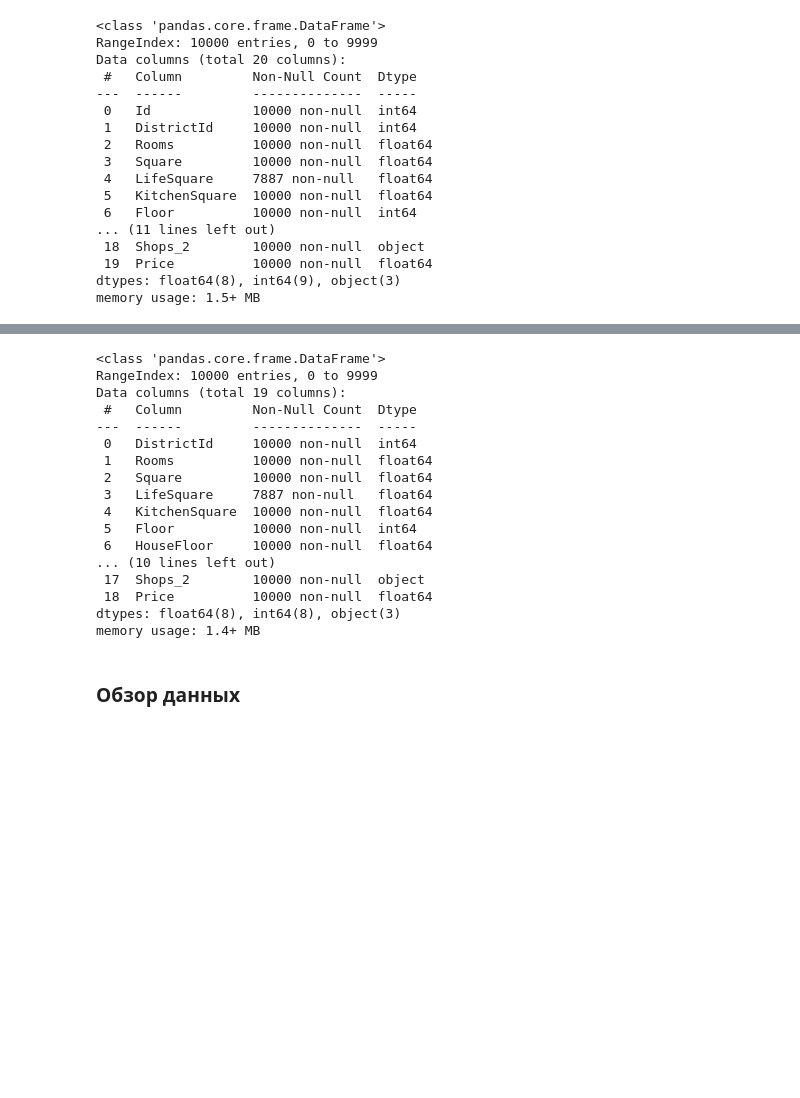
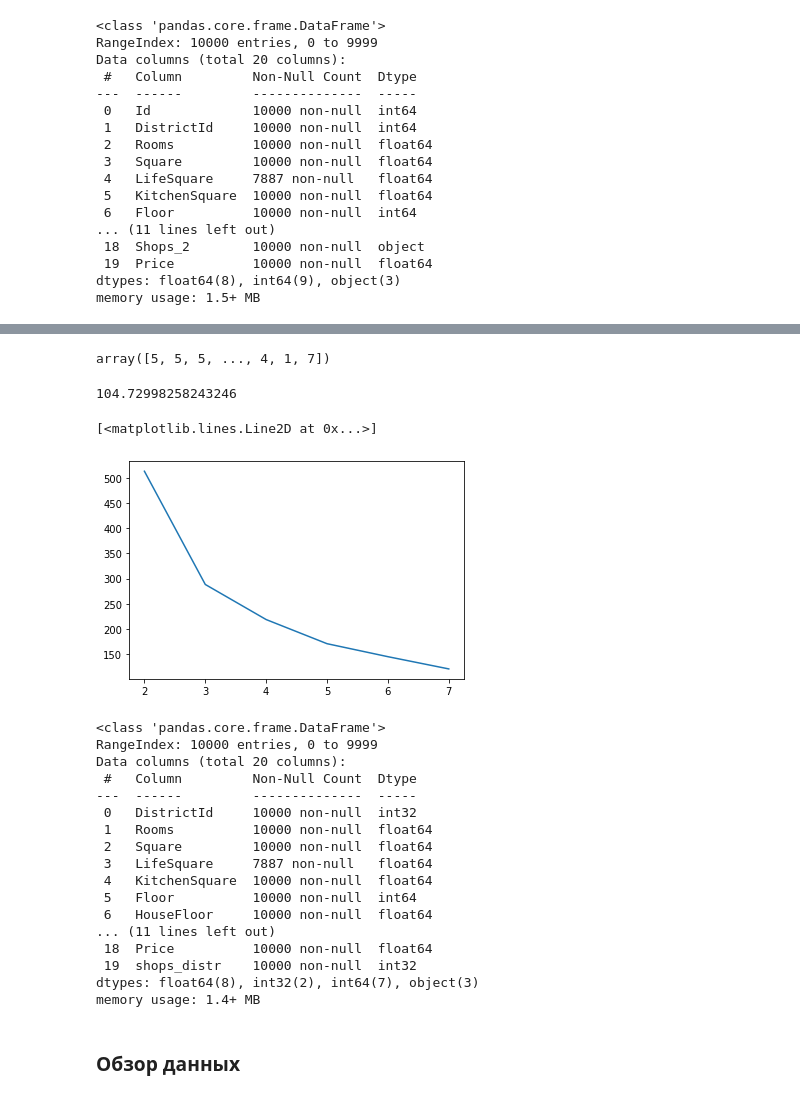
Before and after one commit to kotvmeshk/hometask, a Jupyter notebook: Hometask_lib/fin_project.ipynb, the cells around one changed output, grey strips where cells are left out. Saved outputs shown, nothing was run; the diff lists cells and outputs as text; code cells hidden in the pictures; blank space fills up the shorter version.

```diff
--- a/Hometask_lib/fin_project.ipynb
+++ b/Hometask_lib/fin_project.ipynb
@@ -58,10 +55,3 @@ Data columns (total 20 columns):
  19  Price          10000 non-null  float64
 dtypes: float64(8), int64(9), object(3)
 memory usage: 1.5+ MB
-# %%
-train_df.DistrictID = train_df.DistrictId.tolist()
-train_df.Shops_2 = train_df.Shops_2.tolist()
-train_df.Ecology_3 = train_df.Ecology_3.tolist()
-train_df.Ecology_2 = train_df.Ecology_2.tolist()
-train_df = train_df.drop('Id',axis=1)
-# train_df.DistrictID = train_df.DistrictId.float()
@@ -67,0 +113,30 @@ train_df = train_df.drop('Id',axis=1)
+# %%
+from sklearn.cluster import KMeans
+model = KMeans(n_clusters =8, random_state = 100)
+from sklearn.preprocessing import MinMaxScaler
+scaler_1 = MinMaxScaler()
+# dist_sh_df = train_df.loc[train_df['DistrictId':'Shops_1'] ]
+feats = ['DistrictId','Shops_1' ]
+dist_sh_df = train_df [feats]
+sk_dist_sh_df = scaler_1.fit_transform(dist_sh_df)
+
+
+km_distr = model.fit_predict(sk_dist_sh_df )
+km_distr
+# %% [output]
+array([5, 5, 5, ..., 4, 1, 7])
+# %%
+model.inertia_
+# %% [output]
+104.72998258243246
+# %%
+inertia_arr = []
+for i in range (2,8):
+    temp_model = KMeans(n_clusters=i, random_state=100)
+    temp_model.fit(sk_dist_sh_df)
+    temp_inertia = temp_model.inertia_
+    inertia_arr.append(temp_inertia)
+plt.plot([i for i in range (2,8)], inertia_arr)
+# %% [output]
+[<matplotlib.lines.Line2D at 0x...>]
+[figure, added]
@@ -68,22 +148,22 @@ train_df = train_df.drop('Id',axis=1)
 # %%
-# train_df.info()
+ train_df.info()
 # %% [output]
 <class 'pandas.core.frame.DataFrame'>
 RangeIndex: 10000 entries, 0 to 9999
-Data columns (total 19 columns):
+Data columns (total 20 columns):
  #   Column         Non-Null Count  Dtype
 ---  ------         --------------  -----
- 0   DistrictId     10000 non-null  int64
+ 0   DistrictId     10000 non-null  int32
  1   Rooms          10000 non-null  float64
  2   Square         10000 non-null  float64
  3   LifeSquare     7887 non-null   float64
  4   KitchenSquare  10000 non-null  float64
  5   Floor          10000 non-null  int64
  6   HouseFloor     10000 non-null  float64
-... (10 lines left out)
- 17  Shops_2        10000 non-null  object
+... (11 lines left out)
  18  Price          10000 non-null  float64
-dtypes: float64(8), int64(8), object(3)
+ 19  shops_distr    10000 non-null  int32
+dtypes: float64(8), int32(2), int64(7), object(3)
 memory usage: 1.4+ MB
 # %% [markdown]
 ### Обзор данных
```
Also changed, not shown: parts of 79 cells of this notebook.
